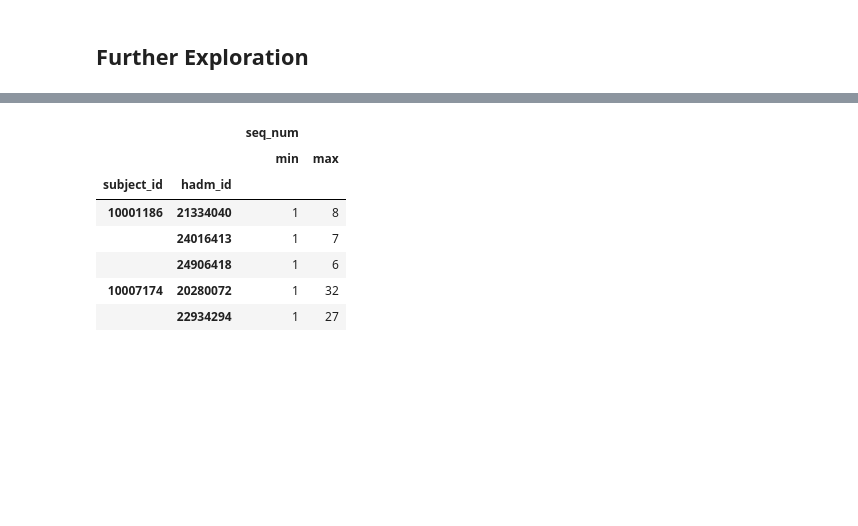
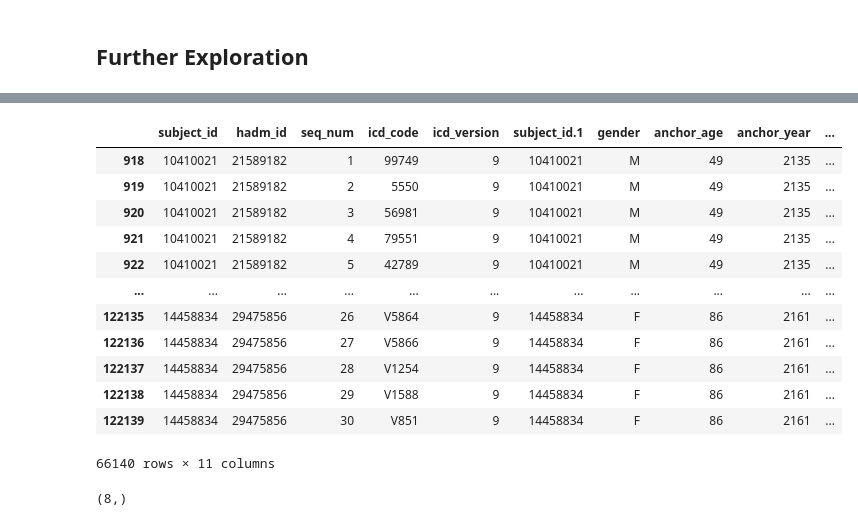
Before and after one commit to sitdownkevin/IBD-EDA, a Jupyter notebook: scripts/eda20231123_complications.ipynb, the cells around one changed output, grey strips where cells are left out. Drawn from its saved outputs; the diff is of its cells as text; code cells hidden in the pictures; blank space fills up the shorter version.

```diff
--- a/scripts/eda20231123_complications.ipynb
+++ b/scripts/eda20231123_complications.ipynb
@@ -272,21 +273,0 @@ stats_2724.head()
-# %%
-def who_get_this_disease(_df: pd.DataFrame, _icd_code: str) -> list:
-    _df = _df[_df['icd_code'] == _icd_code]
-    _stats = _df.groupby(['subject_id']).agg({
-        'gender': ['first'],
-    })
-
-    return list(_stats.index)
-
-
-def query_by_subject_id(_df: pd.DataFrame, _subject_id: int) -> pd.DataFrame:
-    _df = _df[_df['subject_id'] == _subject_id]
-    return _df
-
-
-def batch_query_by_subject_id(_df: pd.DataFrame, _subject_ids: list) -> pd.DataFrame:
-    _df = _df[_df['subject_id'].isin(_subject_ids)]
-    return _df
-
-print(len(who_get_this_disease(df, '2724')))
-batch_query_by_subject_id(df, who_get_this_disease(df, '2724'))
@@ -308,13 +392,24 @@ batch_query_by_subject_id(df, who_get_this_disease(df, '2724'))
+# %%
+batch_query_by_subject_id(df, who_get_this_disease(df, '4019'))
+# %% [output]
+|  | subject_id | hadm_id | seq_num | icd_code | icd_version | subject_id.1 | gender | anchor_age | anchor_year | ... |
+| 918 | 10410021 | 21589182 | 1 | 99749 | 9 | 10410021 | M | 49 | 2135 | ... |
+| 919 | 10410021 | 21589182 | 2 | 5550 | 9 | 10410021 | M | 49 | 2135 | ... |
+| 920 | 10410021 | 21589182 | 3 | 56981 | 9 | 10410021 | M | 49 | 2135 | ... |
+| 921 | 10410021 | 21589182 | 4 | 79551 | 9 | 10410021 | M | 49 | 2135 | ... |
+| 922 | 10410021 | 21589182 | 5 | 42789 | 9 | 10410021 | M | 49 | 2135 | ... |
+| ... | ... | ... | ... | ... | ... | ... | ... | ... | ... | ... |
+| 122135 | 14458834 | 29475856 | 26 | V5864 | 9 | 14458834 | F | 86 | 2161 | ... |
+| 122136 | 14458834 | 29475856 | 27 | V5866 | 9 | 14458834 | F | 86 | 2161 | ... |
+| 122137 | 14458834 | 29475856 | 28 | V1254 | 9 | 14458834 | F | 86 | 2161 | ... |
+| 122138 | 14458834 | 29475856 | 29 | V1588 | 9 | 14458834 | F | 86 | 2161 | ... |
+| 122139 | 14458834 | 29475856 | 30 | V851 | 9 | 14458834 | F | 86 | 2161 | ... |
+66140 rows × 11 columns
 # %%
-stats = df.groupby(by=['subject_id', 'hadm_id']).agg({
-    'seq_num': ['min', 'max']
+stats = df.groupby(['subject_id', 'hadm_id', 'icd_code']).agg({
+    'gender': 'count'
 })
+
+stats['gender'][stats['gender'] > 1].shape
 # %% [output]
-|  |  | seq_num |  |
-|  |  | min | max |
-| subject_id | hadm_id |  |  |
-| 10001186 | 21334040 | 1 | 8 |
-|  | 24016413 | 1 | 7 |
-|  | 24906418 | 1 | 6 |
-| 10007174 | 20280072 | 1 | 32 |
-|  | 22934294 | 1 | 27 |
+(8,)
```
Also changed, not shown: parts of 9 cells of this notebook, 2 other files.
